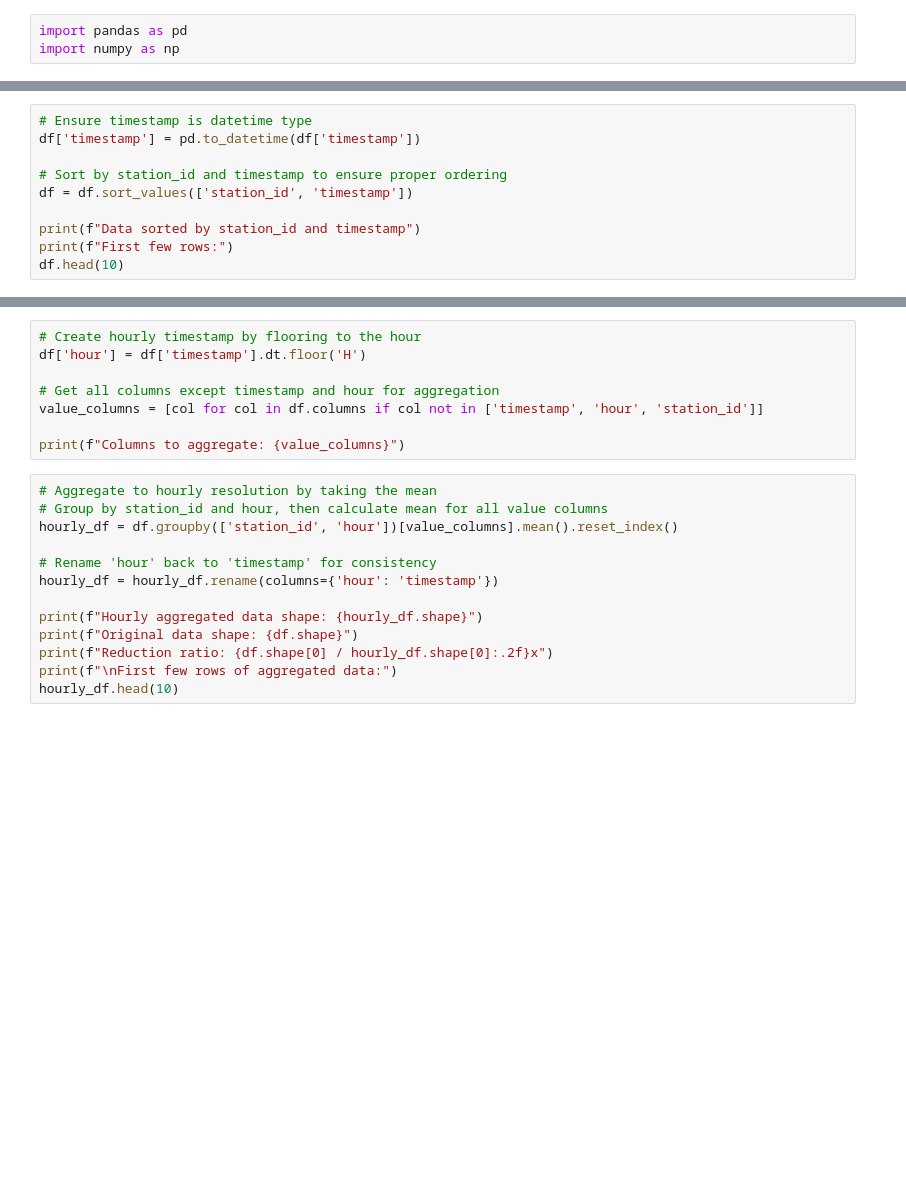
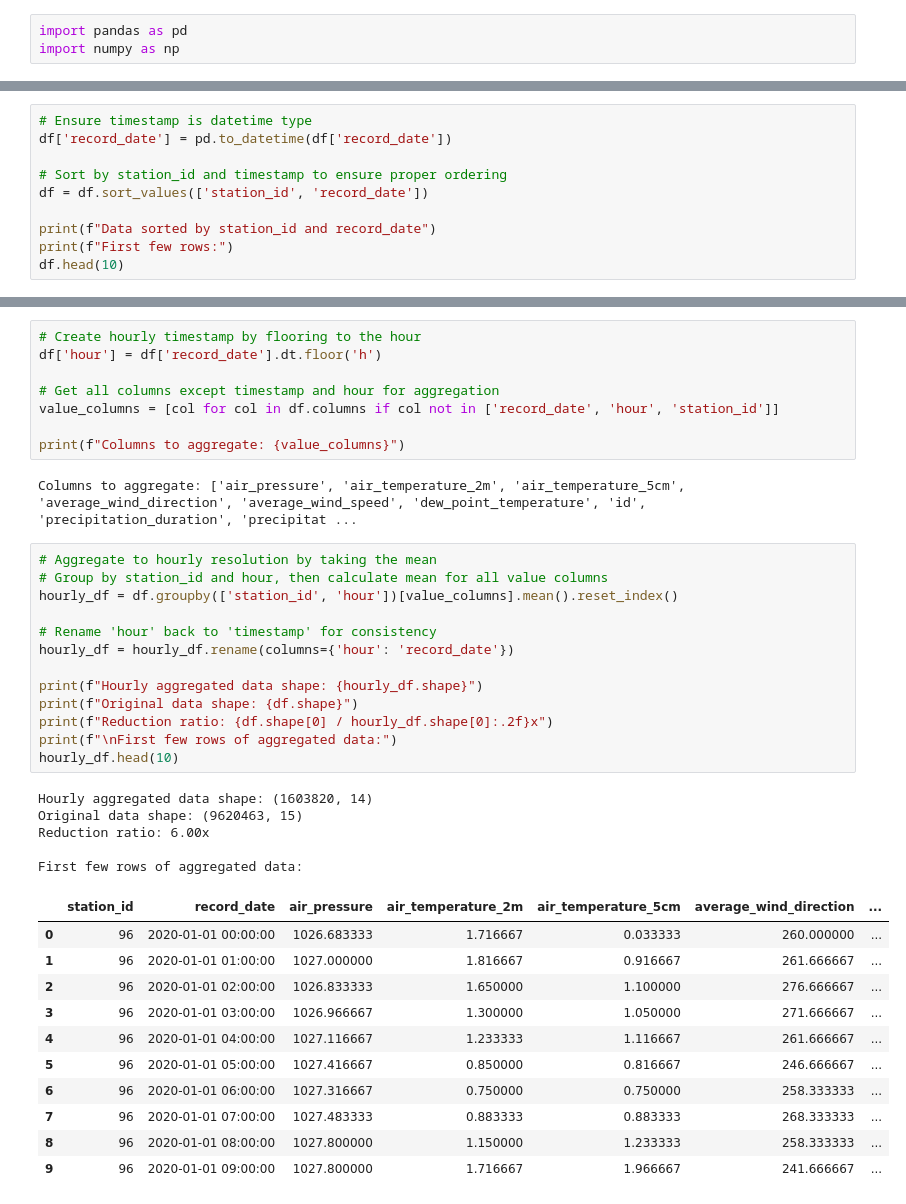
Before and after one commit to cedman98/bachelor-project, a Jupyter notebook: notebook/aggregate_hourly.ipynb, the cells around one changed output, grey strips where cells are left out. Drawn from its saved outputs; the diff is of its cells as text; blank space fills up the shorter version.

Commit message:
feature: hourly dataset

```diff
--- a/notebook/aggregate_hourly.ipynb
+++ b/notebook/aggregate_hourly.ipynb
@@ -20,10 +49,10 @@ print(f"Date range: {df['timestamp'].min()} to {df['timestamp'].max()}")
 # %%
 # Ensure timestamp is datetime type
-df['timestamp'] = pd.to_datetime(df['timestamp'])
+df['record_date'] = pd.to_datetime(df['record_date'])
 
 # Sort by station_id and timestamp to ensure proper ordering
-df = df.sort_values(['station_id', 'timestamp'])
+df = df.sort_values(['station_id', 'record_date'])
 
-print(f"Data sorted by station_id and timestamp")
+print(f"Data sorted by station_id and record_date")
 print(f"First few rows:")
 df.head(10)
@@ -30,24 +73,43 @@ df.head(10)
 # %%
 # Create hourly timestamp by flooring to the hour
-df['hour'] = df['timestamp'].dt.floor('H')
+df['hour'] = df['record_date'].dt.floor('h')
 
 # Get all columns except timestamp and hour for aggregation
-value_columns = [col for col in df.columns if col not in ['timestamp', 'hour', 'station_id']]
+value_columns = [col for col in df.columns if col not in ['record_date', 'hour', 'station_id']]
 
 print(f"Columns to aggregate: {value_columns}")
+# %% [output]
+Columns to aggregate: ['air_pressure', 'air_temperature_2m', 'air_temperature_5cm', 'average_wind_direction', 'average_wind_speed', 'dew_point_temperature', 'id', 'precipitation_duration', 'precipitat ...
 # %%
 # Aggregate to hourly resolution by taking the mean
 # Group by station_id and hour, then calculate mean for all value columns
 hourly_df = df.groupby(['station_id', 'hour'])[value_columns].mean().reset_index()
 
 # Rename 'hour' back to 'timestamp' for consistency
-hourly_df = hourly_df.rename(columns={'hour': 'timestamp'})
+hourly_df = hourly_df.rename(columns={'hour': 'record_date'})
 
 print(f"Hourly aggregated data shape: {hourly_df.shape}")
 print(f"Original data shape: {df.shape}")
 print(f"Reduction ratio: {df.shape[0] / hourly_df.shape[0]:.2f}x")
 print(f"\nFirst few rows of aggregated data:")
 hourly_df.head(10)
+# %% [output]
+Hourly aggregated data shape: (1603820, 14)
+Original data shape: (9620463, 15)
+Reduction ratio: 6.00x
+
+First few rows of aggregated data:
+|  | station_id | record_date | air_pressure | air_temperature_2m | air_temperature_5cm | average_wind_direction | ... |
+| 0 | 96 | 2020-01-01 00:00:00 | 1026.683333 | 1.716667 | 0.033333 | 260.000000 | ... |
+| 1 | 96 | 2020-01-01 01:00:00 | 1027.000000 | 1.816667 | 0.916667 | 261.666667 | ... |
+| 2 | 96 | 2020-01-01 02:00:00 | 1026.833333 | 1.650000 | 1.100000 | 276.666667 | ... |
+| 3 | 96 | 2020-01-01 03:00:00 | 1026.966667 | 1.300000 | 1.050000 | 271.666667 | ... |
+| 4 | 96 | 2020-01-01 04:00:00 | 1027.116667 | 1.233333 | 1.116667 | 261.666667 | ... |
+| 5 | 96 | 2020-01-01 05:00:00 | 1027.416667 | 0.850000 | 0.816667 | 246.666667 | ... |
+| 6 | 96 | 2020-01-01 06:00:00 | 1027.316667 | 0.750000 | 0.750000 | 258.333333 | ... |
+| 7 | 96 | 2020-01-01 07:00:00 | 1027.483333 | 0.883333 | 0.883333 | 268.333333 | ... |
+| 8 | 96 | 2020-01-01 08:00:00 | 1027.800000 | 1.150000 | 1.233333 | 258.333333 | ... |
+| 9 | 96 | 2020-01-01 09:00:00 | 1027.800000 | 1.716667 | 1.966667 | 241.666667 | ... |
 # %%
 # Verify the aggregation
 print("Aggregated data info:")
```
Also changed, not shown: parts of 7 cells of this notebook.
